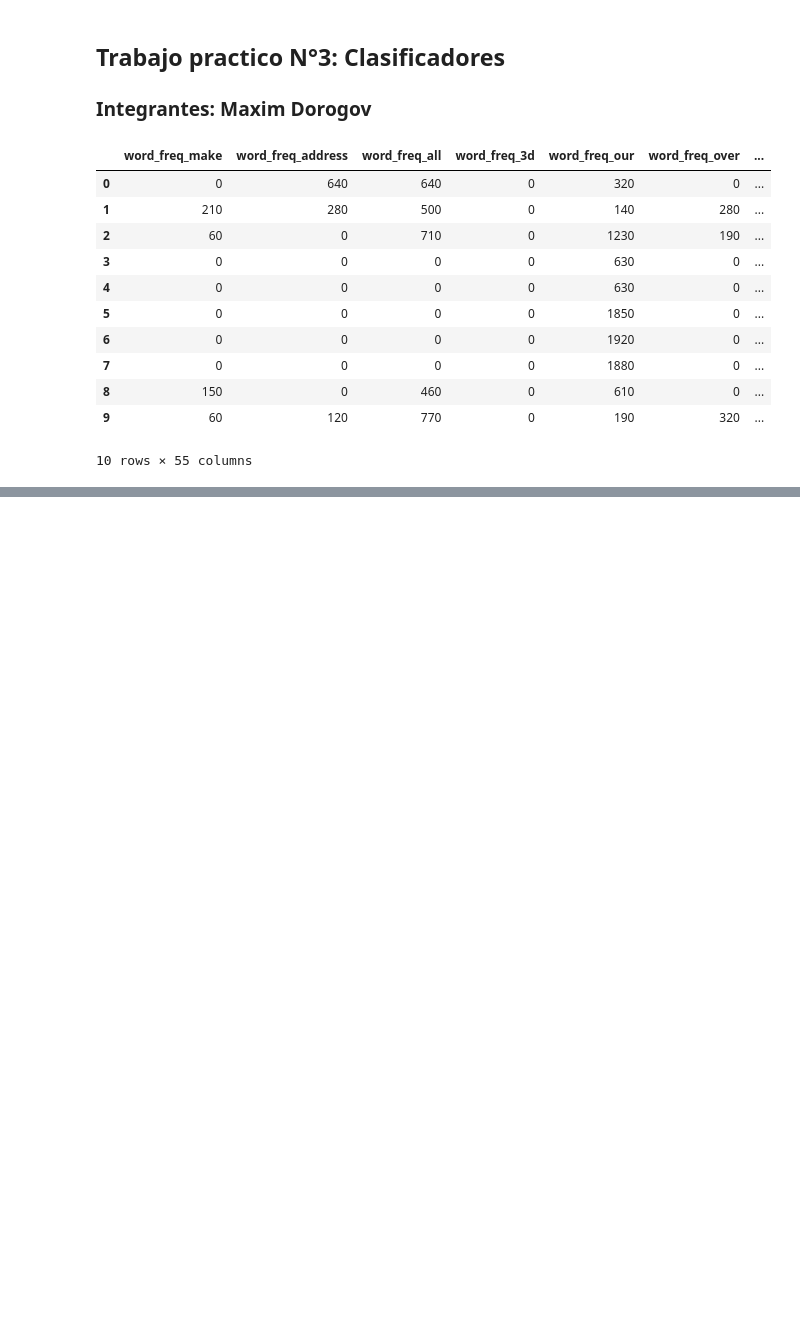
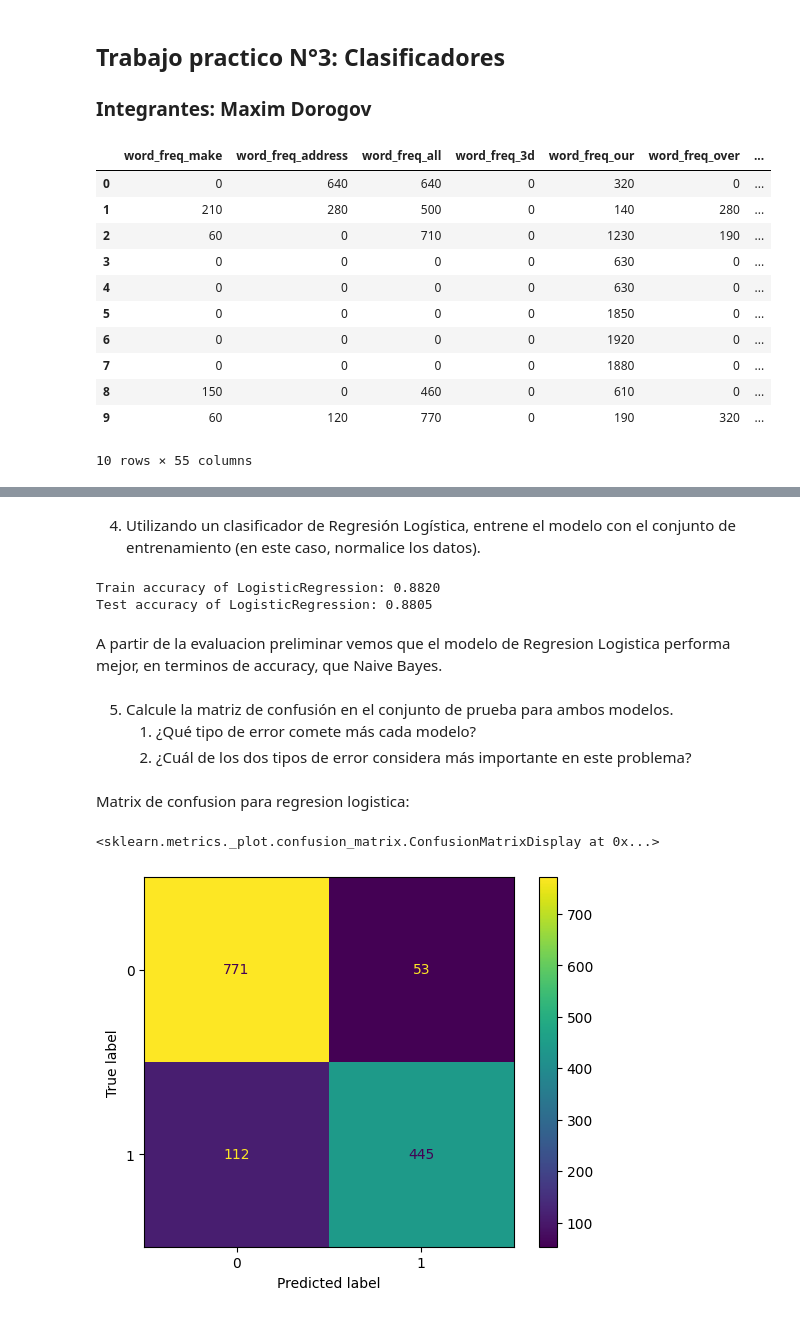
Before and after one commit to maximdorogov/fiuba-intro-ia, a Jupyter notebook: tp3/tp3.ipynb, the cells around one changed output, grey strips where cells are left out. Drawn from its saved outputs; the diff is of its cells as text; code cells hidden in the pictures; blank space fills up the shorter version.

```diff
--- a/tp3/tp3.ipynb
+++ b/tp3/tp3.ipynb
@@ -41,0 +107,9 @@ X_test_scaled = pd.DataFrame(X_test_scaled, columns=X.columns)
+# %%
+def train_and_evaluate(model, X_train, y_train, X_test, y_test):
+    model.fit(X_train, y_train)
+    model_name = model.__class__.__name__
+    print(f"Train accuracy of {model_name}: {model.score(X_train, y_train):.4f}")
+    print(f"Test accuracy of {model_name}: {model.score(X_test, y_test):.4f}")
+# %%
+model_nb = ComplementNB()
+train_and_evaluate(model_nb, X_train, y_train, X_test, y_test)
@@ -41,0 +121,23 @@ X_test_scaled = pd.DataFrame(X_test_scaled, columns=X.columns)
+# %% [markdown]
+4. Utilizando un clasificador de Regresión Logística, entrene el modelo con el conjunto de entrenamiento (en este caso, normalice los datos).
+# %%
+model_logistic = LogisticRegression()
+train_and_evaluate(
+    model_logistic, X_train_scaled, y_train, X_test_scaled, y_test)
+# %% [output]
+Train accuracy of LogisticRegression: 0.8820
+Test accuracy of LogisticRegression: 0.8805
+# %% [markdown]
+A partir de la evaluacion preliminar vemos que el modelo de Regresion Logistica performa mejor, en terminos de accuracy, que Naive Bayes.
+# %% [markdown]
+5. Calcule la matriz de confusión en el conjunto de prueba para ambos modelos.
+    1. ¿Qué tipo de error comete más cada modelo?
+    2. ¿Cuál de los dos tipos de error considera más importante en este problema?
+# %% [markdown]
+Matrix de confusion para regresion logistica:
+# %%
+y_pred_logis = model_logistic.predict(X_test_scaled)
+ConfusionMatrixDisplay.from_predictions(y_test, y_pred_logis)
+# %% [output]
+<sklearn.metrics._plot.confusion_matrix.ConfusionMatrixDisplay at 0x...>
+[figure, added]
```
Also changed, not shown: parts of 23 cells of this notebook, 1 other file.
